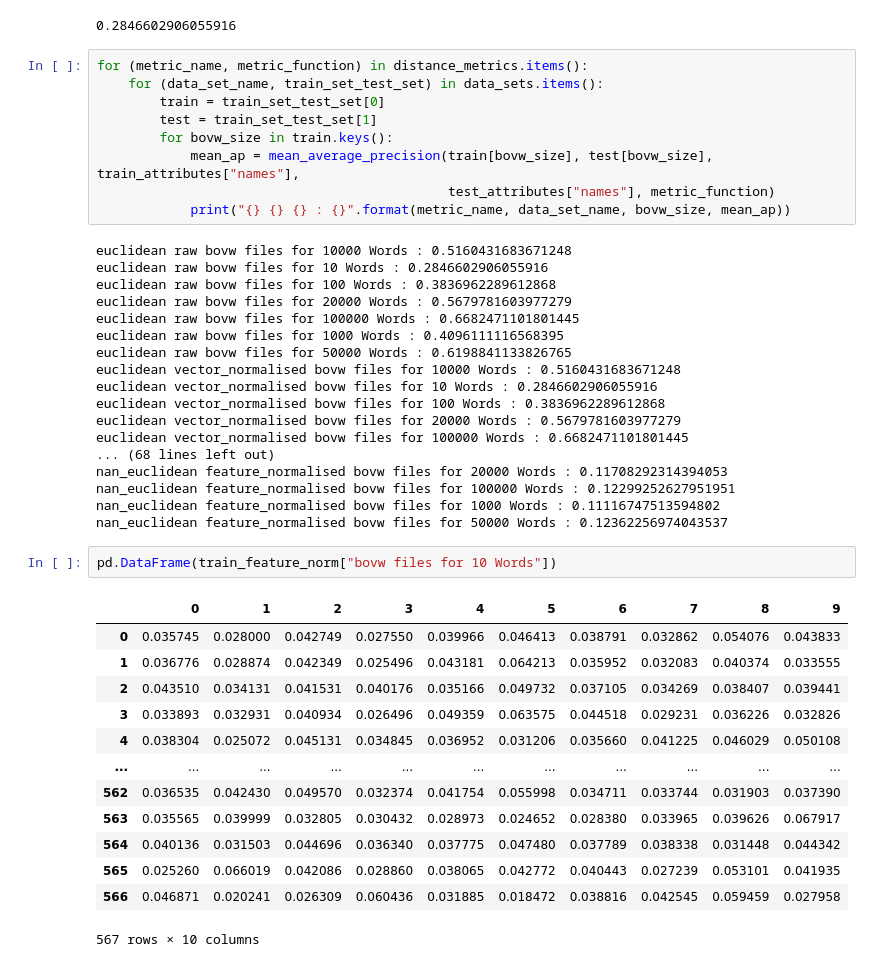
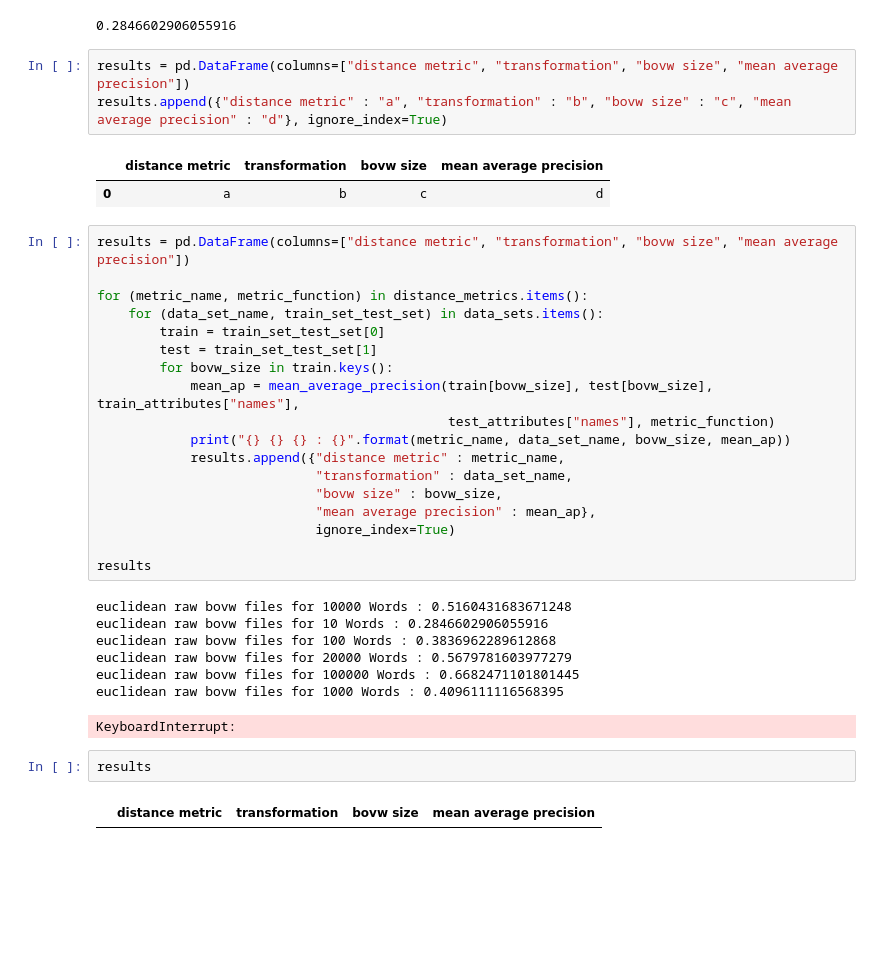
Before and after one commit to S-Arbor/Image-Retrieval-Project, a Jupyter notebook: sift_evaluator.ipynb, the cells around one changed output. Saved outputs shown, nothing was run; the diff lists cells and outputs as text; blank space fills up the shorter version.

Commit message:
Tidier, still need notes, results format and correct normalisation

```diff
--- a/sift_evaluator.ipynb
+++ b/sift_evaluator.ipynb
@@ -304,7 +296,15 @@ mean_average_precision(train_features = train_features["bovw files for 10 Words"
                        distance_metric = sklearn.metrics.pairwise.euclidean_distances)
 # %% [output]
 0.2846602906055916
+# %%
+results = pd.DataFrame(columns=["distance metric", "transformation", "bovw size", "mean average precision"])
+results.append({"distance metric" : "a", "transformation" : "b", "bovw size" : "c", "mean average precision" : "d"}, ignore_index=True)
+# %% [output]
+|  | distance metric | transformation | bovw size | mean average precision |
+| 0 | a | b | c | d |
 # %%
+results = pd.DataFrame(columns=["distance metric", "transformation", "bovw size", "mean average precision"])
+
 for (metric_name, metric_function) in distance_metrics.items():
     for (data_set_name, train_set_test_set) in data_sets.items():
         train = train_set_test_set[0]
@@ -313,6 +313,13 @@ for (metric_name, metric_function) in distance_metrics.items():
             mean_ap = mean_average_precision(train[bovw_size], test[bovw_size], train_attributes["names"],
                                              test_attributes["names"], metric_function)
             print("{} {} {} : {}".format(metric_name, data_set_name, bovw_size, mean_ap))
+            results.append({"distance metric" : metric_name,
+                            "transformation" : data_set_name,
+                            "bovw size" : bovw_size,
+                            "mean average precision" : mean_ap},
+                            ignore_index=True)
+
+results
 # %% [output]
 euclidean raw bovw files for 10000 Words : 0.5160431683671248
 euclidean raw bovw files for 10 Words : 0.2846602906055916
@@ -320,30 +327,8 @@ euclidean raw bovw files for 100 Words : 0.3836962289612868
 euclidean raw bovw files for 20000 Words : 0.5679781603977279
 euclidean raw bovw files for 100000 Words : 0.6682471101801445
 euclidean raw bovw files for 1000 Words : 0.4096111116568395
-euclidean raw bovw files for 50000 Words : 0.6198841133826765
-euclidean vector_normalised bovw files for 10000 Words : 0.5160431683671248
-euclidean vector_normalised bovw files for 10 Words : 0.2846602906055916
-euclidean vector_normalised bovw files for 100 Words : 0.3836962289612868
-euclidean vector_normalised bovw files for 20000 Words : 0.5679781603977279
-euclidean vector_normalised bovw files for 100000 Words : 0.6682471101801445
-... (68 lines left out)
-nan_euclidean feature_normalised bovw files for 20000 Words : 0.11708292314394053
-nan_euclidean feature_normalised bovw files for 100000 Words : 0.12299252627951951
-nan_euclidean feature_normalised bovw files for 1000 Words : 0.11116747513594802
-nan_euclidean feature_normalised bovw files for 50000 Words : 0.12362256974043537
+KeyboardInterrupt:
-# %%
-pd.DataFrame(train_feature_norm["bovw files for 10 Words"])
-# %% [output]
-|  | 0 | 1 | 2 | 3 | 4 | 5 | 6 | 7 | 8 | 9 |
-| 0 | 0.035745 | 0.028000 | 0.042749 | 0.027550 | 0.039966 | 0.046413 | 0.038791 | 0.032862 | 0.054076 | 0.043833 |
-| 1 | 0.036776 | 0.028874 | 0.042349 | 0.025496 | 0.043181 | 0.064213 | 0.035952 | 0.032083 | 0.040374 | 0.033555 |
-| 2 | 0.043510 | 0.034131 | 0.041531 | 0.040176 | 0.035166 | 0.049732 | 0.037105 | 0.034269 | 0.038407 | 0.039441 |
-| 3 | 0.033893 | 0.032931 | 0.040934 | 0.026496 | 0.049359 | 0.063575 | 0.044518 | 0.029231 | 0.036226 | 0.032826 |
-| 4 | 0.038304 | 0.025072 | 0.045131 | 0.034845 | 0.036952 | 0.031206 | 0.035660 | 0.041225 | 0.046029 | 0.050108 |
-| ... | ... | ... | ... | ... | ... | ... | ... | ... | ... | ... |
-| 562 | 0.036535 | 0.042430 | 0.049570 | 0.032374 | 0.041754 | 0.055998 | 0.034711 | 0.033744 | 0.031903 | 0.037390 |
-| 563 | 0.035565 | 0.039999 | 0.032805 | 0.030432 | 0.028973 | 0.024652 | 0.028380 | 0.033965 | 0.039626 | 0.067917 |
-| 564 | 0.040136 | 0.031503 | 0.044696 | 0.036340 | 0.037775 | 0.047480 | 0.037789 | 0.038338 | 0.031448 | 0.044342 |
-| 565 | 0.025260 | 0.066019 | 0.042086 | 0.028860 | 0.038065 | 0.042772 | 0.040443 | 0.027239 | 0.053101 | 0.041935 |
-| 566 | 0.046871 | 0.020241 | 0.026309 | 0.060436 | 0.031885 | 0.018472 | 0.038816 | 0.042545 | 0.059459 | 0.027958 |
-567 rows × 10 columns
+# %%
+results
+# %% [output]
+|  | distance metric | transformation | bovw size | mean average precision |
```
Also changed, not shown: parts of 5 cells of this notebook, 1 other file.
